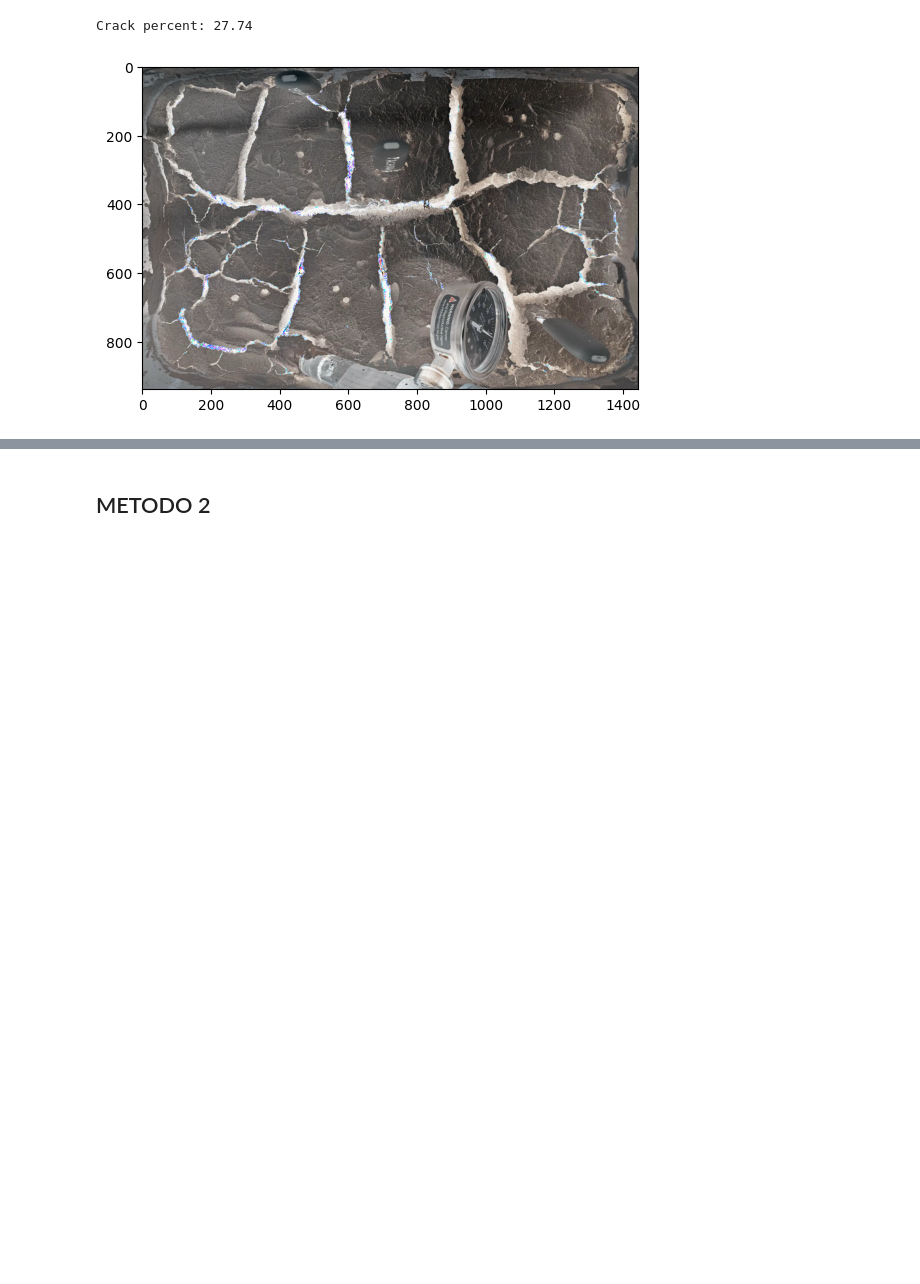
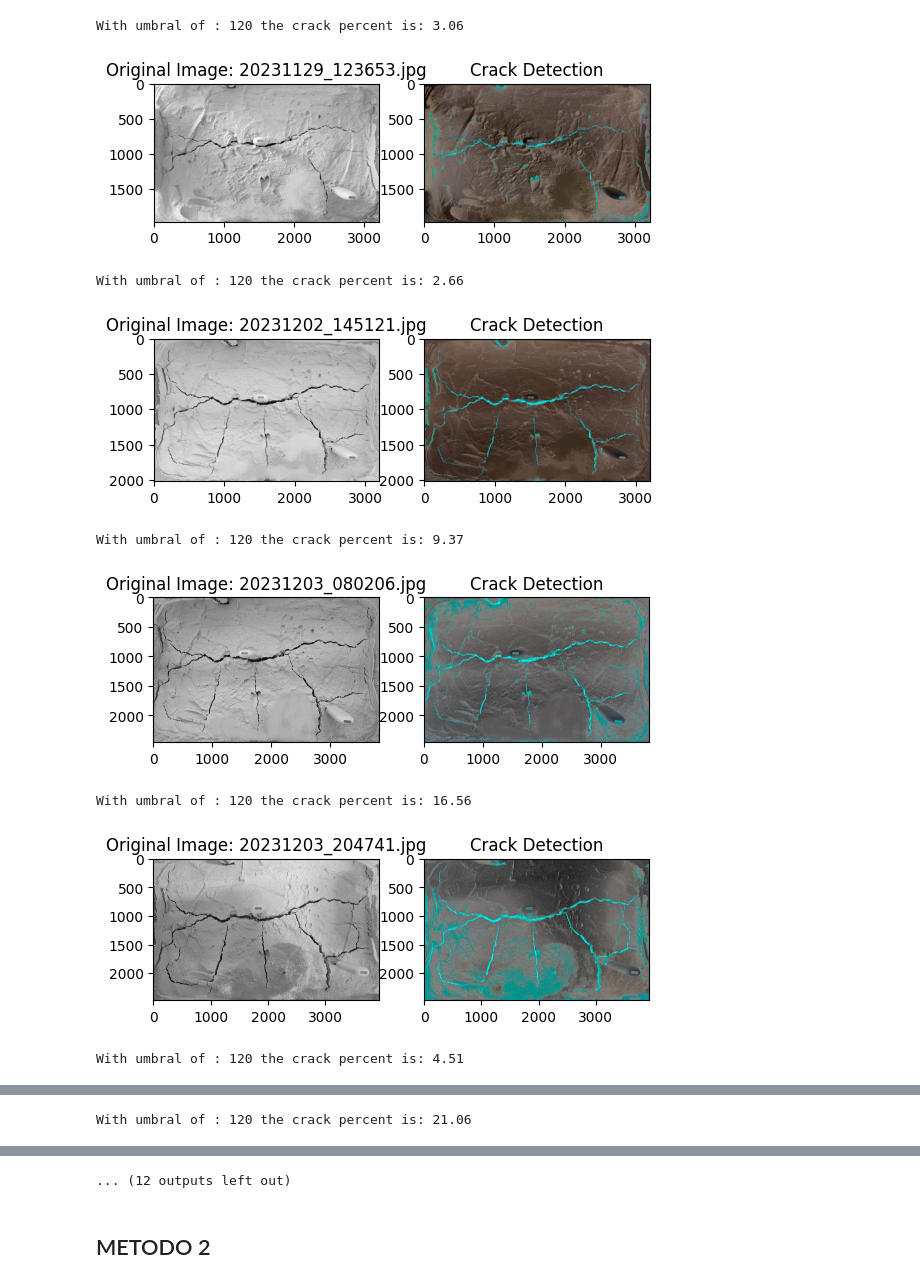
Before and after one commit to eadelgadillom/Projects_Private, a Jupyter notebook: image_processing_.ipynb, the cells around one changed output, grey strips where cells are left out. Cells and saved outputs as stored; diff of their text form; code cells hidden in the pictures; blank space fills up the shorter version.

```diff
--- a/image_processing_.ipynb
+++ b/image_processing_.ipynb
@@ -15,8 +2,0 @@ np_img = np.asarray(img)
-# %%
-# define umbral
-umbral = 127
-# Bin image
-_, imgBin = cv2.threshold(img, umbral, 255, cv2.THRESH_BINARY)
-#plt.figure(figsize=(3,3))
-plt.imshow(imgBin)
-plt.show()
@@ -48,8 +3,61 @@ for i in range(img_y):
-# %%
-percentage = (crack / soil) * 100
-print("Crack percent: {:.2f}".format(percentage))
-plt.imshow(line_image)
-plt.show()
-# %% [output]
-Crack percent: 27.74
-[figure, removed]
+# %%
+import cv2
+import numpy as np
+import os
+import matplotlib.pyplot as plt
+
+# Folder with images
+fold_img = r"D:\EDIFICA\PROYECTOS\Image_proccesing\OneDrive-2024-01-09\Edit"  # Agrega 'r' al principio para tratar la cadena como una cadena cruda
+
+# Files in folder
+file_img = os.listdir(fold_img)
+
+for images in file_img:
+    # rute
+    rute = os.path.join(fold_img, images)
+    img = cv2.imread(rute)
+
+    # convert to grayscale
+    gray_img = cv2.cvtColor(img, cv2.COLOR_BGR2GRAY)
+
+    # define umbral
+    umbral = 120
+
+    # Bin image
+    _, imgBin = cv2.threshold(gray_img, umbral, 255, cv2.THRESH_BINARY)  # Utiliza gray_img en lugar de img
+
+    # size of image
+    np_bin = np.asarray(imgBin)
+    img_y = np_bin.shape[0]
+    img_x = np_bin.shape[1]
+    img_z = 1
+
+    crack = 0
+    soil = 0
+    line_image = np.copy(img) * 255
+
+    for i in range(img_y):
+        for j in range(img_x):
+            for k in range(img_z):
+                if (np_bin[i, j] == 0):  # Elimina la dimensión 'k' ya que la imagen binarizada es en escala de grises
+                    crack += 1
+                    line_image[i, j, k] = np_bin[i, j]
+                else:
+                    soil += 1
+
+    percentage = (crack / (soil + crack)) * 100
+    print("With umbral of : {:.0f} the crack percent is: {:.2f}".format(umbral, percentage))
+
+    plt.subplot(121), plt.imshow(gray_img, cmap="gray"), plt.title("Original Image: {}".format(images))
+    plt.subplot(122), plt.imshow(line_image, cmap="gray"), plt.title("Crack Detection")
+    plt.show()
+# %% [output]
+With umbral of : 120 the crack percent is: 3.06
+[figure, added]
+With umbral of : 120 the crack percent is: 2.66
+[figure, added]
+With umbral of : 120 the crack percent is: 9.37
+[figure, added]
+With umbral of : 120 the crack percent is: 16.56
+[figure, added]
+With umbral of : 120 the crack percent is: 4.51
@@ -55,0 +65 @@ Crack percent: 27.74
+With umbral of : 120 the crack percent is: 21.06
@@ -56,3 +67,4 @@ Crack percent: 27.74
+... (12 outputs left out)
 # %% [markdown]
 ## METODO 2
 # %%
```
Also changed, not shown: parts of 9 cells of this notebook.
